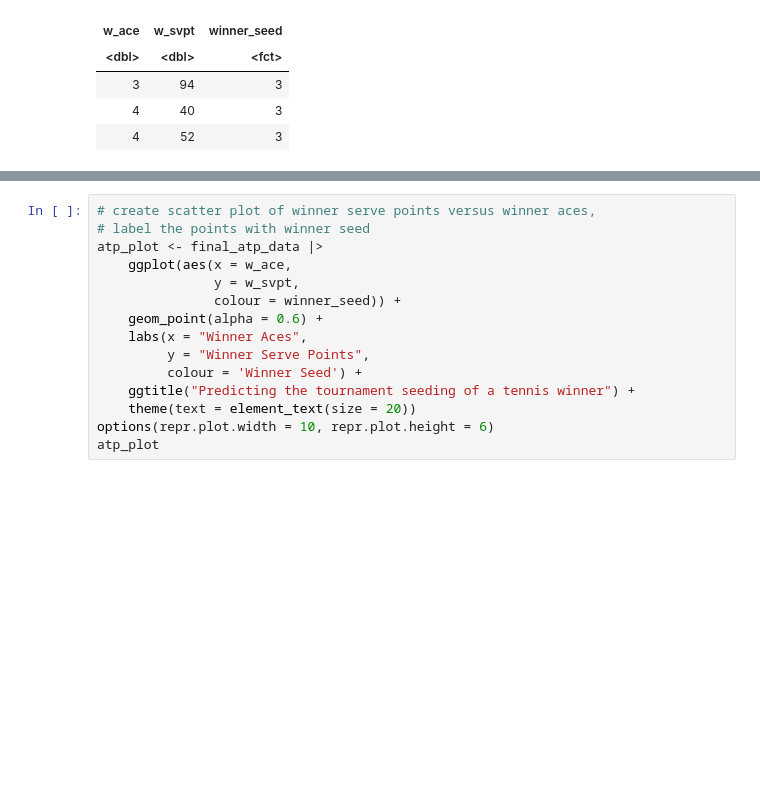
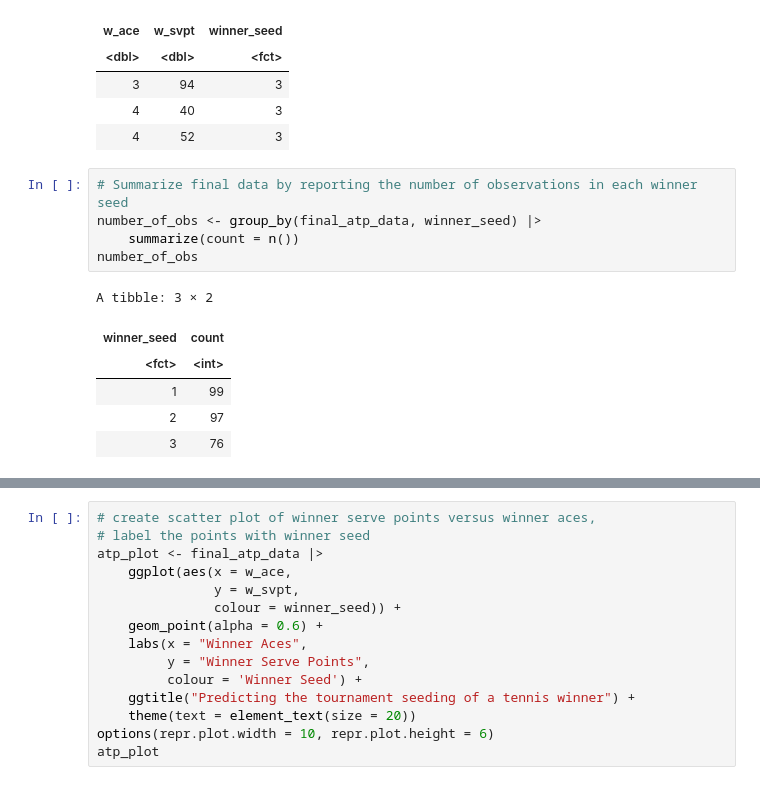
Before and after one commit to Caseyxyq/Dsci100_group44, a Jupyter notebook: group proposal-2.ipynb, the cells around one changed output, grey strips where cells are left out. Saved outputs shown, nothing was run; the diff lists cells and outputs as text; blank space fills up the shorter version.

```diff
--- a/group proposal-2.ipynb
+++ b/group proposal-2.ipynb
@@ -80,3 +98,15 @@ A tibble: 3 × 3
 | 3 | 94 | 3 |
 | 4 | 40 | 3 |
 | 4 | 52 | 3 |
+# %%
+# Summarize final data by reporting the number of observations in each winner seed
+number_of_obs <- group_by(final_atp_data, winner_seed) |>
+    summarize(count = n())
+number_of_obs
+# %% [output]
+A tibble: 3 × 2
+| winner_seed | count |
+| <fct> | <int> |
+| 1 | 99 |
+| 2 | 97 |
+| 3 | 76 |
```
Also changed, not shown: parts of 7 cells of this notebook.
